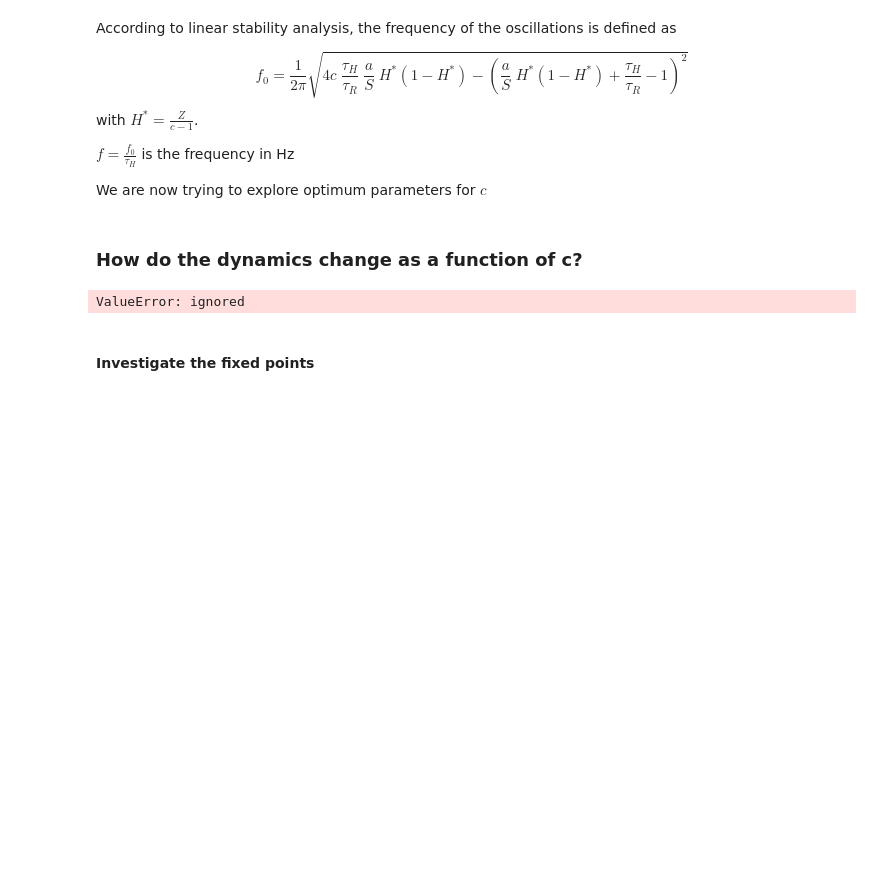
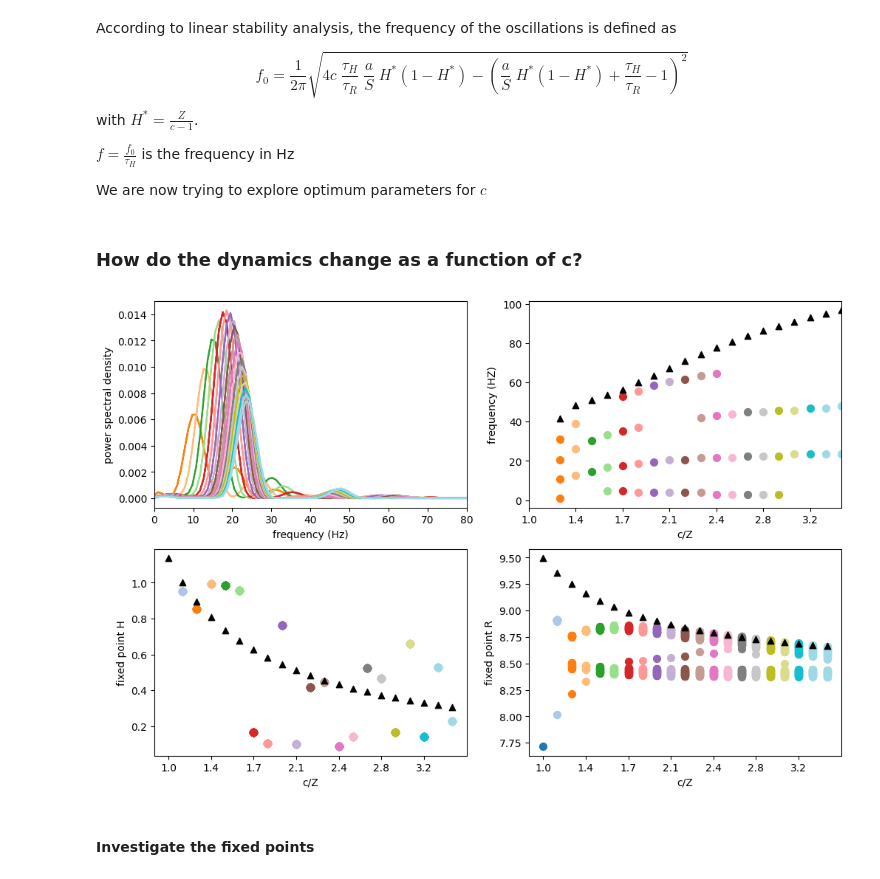
Before and after one commit to katduecker/dnn_osci, a Jupyter notebook: DynNN_figures_thesis.ipynb, the cells around one changed output. Saved outputs shown, nothing was run; the diff lists cells and outputs as text; code cells hidden in the pictures; blank space fills up the shorter version.

```diff
--- a/DynNN_figures_thesis.ipynb
+++ b/DynNN_figures_thesis.ipynb
@@ -474,8 +480,7 @@ We are now trying to explore optimum parameters for $c$
 # %%
 ## The effect of c on the dynamics
 
-cmap = plt.get_cmap('tab50')
-cmap(0)[0:3]
+cmap = plt.get_cmap('tab20')
 import scipy
 
 tau_h = 0.01
@@ -494,7 +499,7 @@ Z = torch.max(Z21).detach().cpu().item()
 timevec = np.linspace(0,2,2000)
 
 # explore c's
-c_vec = np.arange(Z,3.5*Z,.5)
+c_vec = np.arange(Z,3.5*Z,1)
 
 
 Pxx = np.zeros((c_vec.shape[0],513))
@@ -572,34 +577,34 @@ for i,c in enumerate(c_vec):
 
   axs[1,1].set_xlabel('c/Z')
   axs[1,1].set_xticklabels(np.round(np.arange(c_vec[0],c_vec[-1]+1,3)/Z,decimals=1))
   axs[1,1].set_xticks(np.arange(c_vec[0],c_vec[-1]+1,3))
 
   axs[1,1].set_ylabel('fixed point R')
 
   dR = np.diff(Rt)
 
   mark_sign_chan = np.array(())
   for r in range(dR.shape[0]-1):
     if (np.sign(dR[r])+np.sign(dR[r+1])) == 0:
       mark_sign_chan = np.append(mark_sign_chan,h)
 
   hval = [Ht[int(m-1)] for i,m in enumerate(mark_sign_chan)]
 
   # actual fixed point
   axs[1,0].scatter(np.tile(c,(len(hval),1)),hval,color=cmap(i)[0:3],s=50)
 
   # predicted by linear stability analysis
   hfix = Z/(c-1)
   axs[1,0].scatter(c,hfix,color='k',marker="^")
 
 
   axs[1,0].set_xlabel('c/Z')
   axs[1,0].set_xticklabels(np.round(np.arange(c_vec[0],c_vec[-1]+1,3)/Z,decimals=1))
   axs[1,0].set_xticks(np.arange(c_vec[0],c_vec[-1]+1,3))
 
   axs[1,0].set_ylabel('fixed point H')
 # %% [output]
-ValueError: ignored
+[figure, added]
 # %% [markdown]
 #### Investigate the fixed points
 # %%
```
Also changed, not shown: parts of 16 cells of this notebook.
